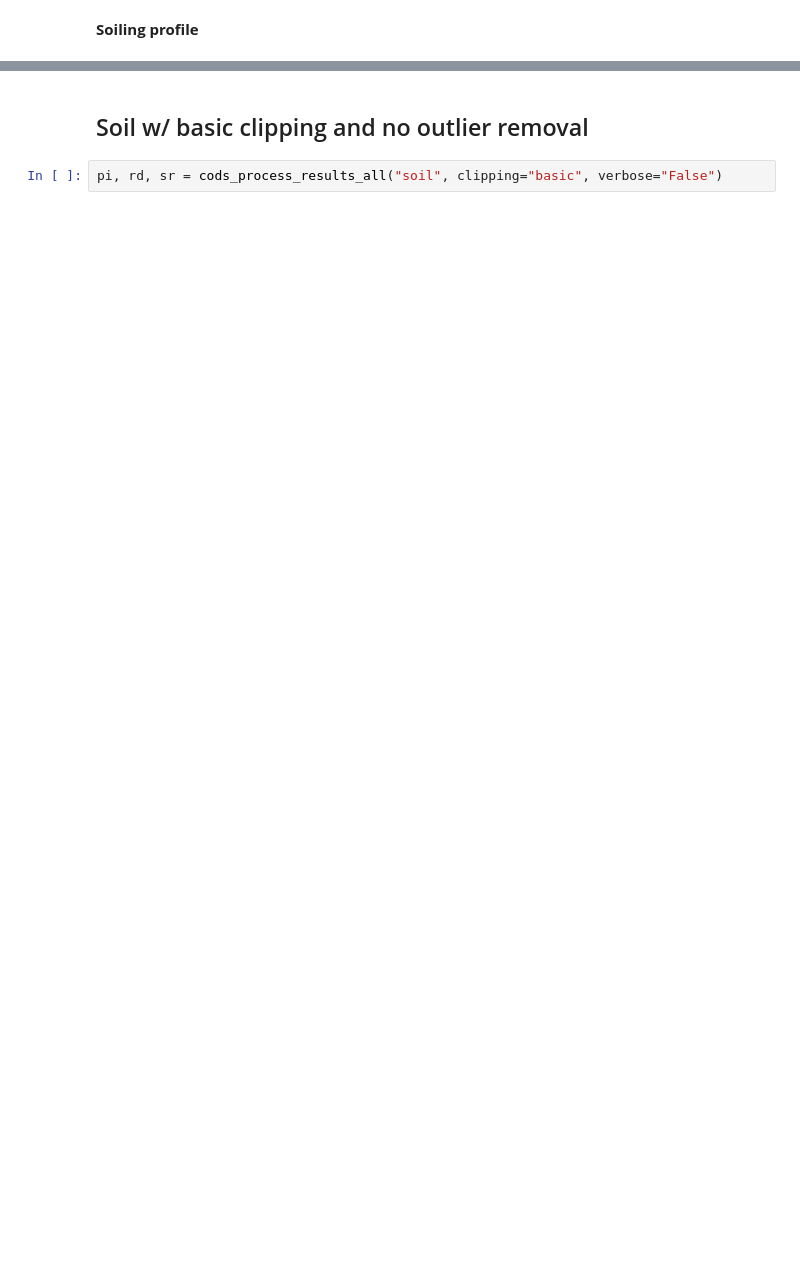
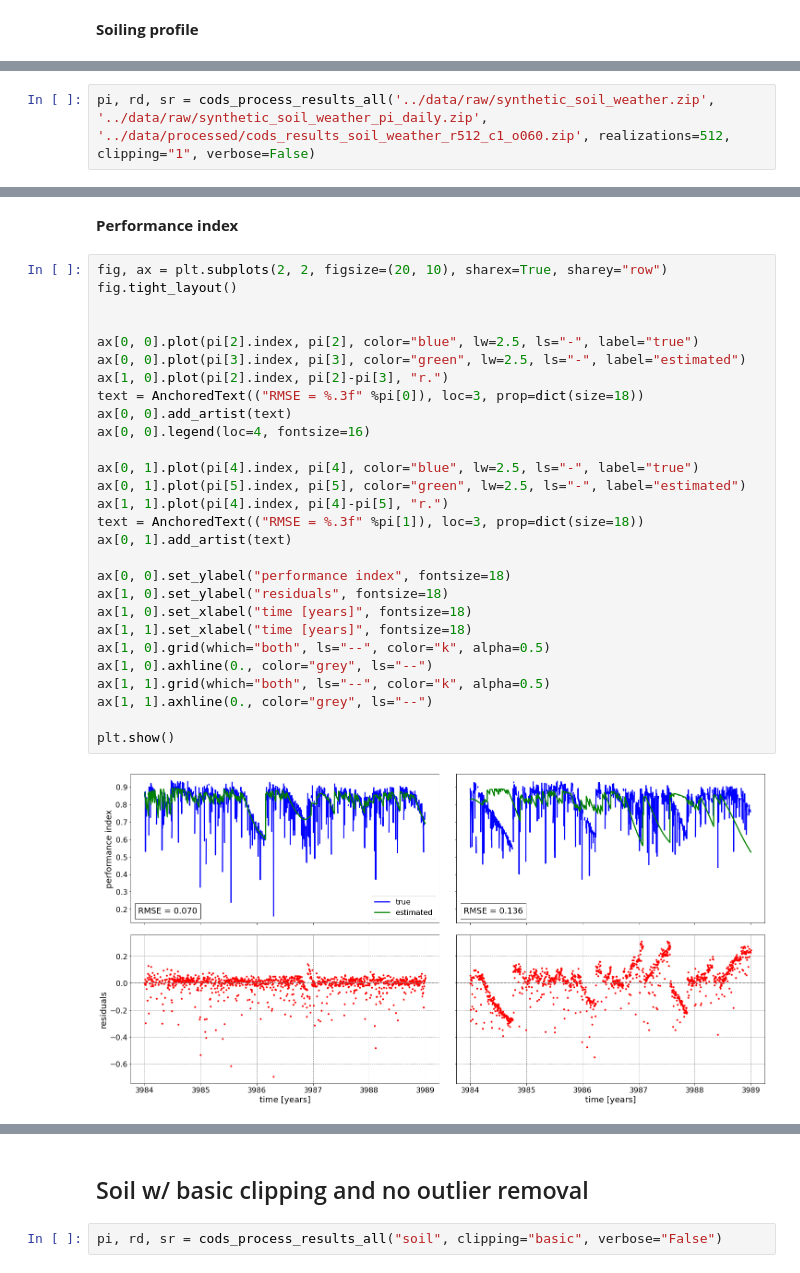
Before and after one commit to Rufski/S2DS-EPRI, a Jupyter notebook: notebooks/6.0-cj-cods-results-analysis.ipynb, the cells around one changed output, grey strips where cells are left out. Saved outputs shown, nothing was run; the diff lists cells and outputs as text; blank space fills up the shorter version.

```diff
--- a/notebooks/6.0-cj-cods-results-analysis.ipynb
+++ b/notebooks/6.0-cj-cods-results-analysis.ipynb
@@ -236,0 +247,2 @@ ax[1, 1].axhline(0., color="grey", ls="--")
+# %%
+pi, rd, sr = cods_process_results_all('../data/raw/synthetic_soil_weather.zip', '../data/raw/synthetic_soil_weather_pi_daily.zip', '../data/processed/cods_results_soil_weather_r512_c1_o060.zip', realizations=512, clipping="1", verbose=False)
@@ -236,0 +267,32 @@ ax[1, 1].axhline(0., color="grey", ls="--")
+# %% [markdown]
+**Performance index**
+# %%
+fig, ax = plt.subplots(2, 2, figsize=(20, 10), sharex=True, sharey="row")
+fig.tight_layout()
+
+
+ax[0, 0].plot(pi[2].index, pi[2], color="blue", lw=2.5, ls="-", label="true")
+ax[0, 0].plot(pi[3].index, pi[3], color="green", lw=2.5, ls="-", label="estimated")
+ax[1, 0].plot(pi[2].index, pi[2]-pi[3], "r.")
+text = AnchoredText(("RMSE = %.3f" %pi[0]), loc=3, prop=dict(size=18))
+ax[0, 0].add_artist(text)
+ax[0, 0].legend(loc=4, fontsize=16)
+
+ax[0, 1].plot(pi[4].index, pi[4], color="blue", lw=2.5, ls="-", label="true")
+ax[0, 1].plot(pi[5].index, pi[5], color="green", lw=2.5, ls="-", label="estimated")
+ax[1, 1].plot(pi[4].index, pi[4]-pi[5], "r.")
+text = AnchoredText(("RMSE = %.3f" %pi[1]), loc=3, prop=dict(size=18))
+ax[0, 1].add_artist(text)
+
+ax[0, 0].set_ylabel("performance index", fontsize=18)
+ax[1, 0].set_ylabel("residuals", fontsize=18)
+ax[1, 0].set_xlabel("time [years]", fontsize=18)
+ax[1, 1].set_xlabel("time [years]", fontsize=18)
+ax[1, 0].grid(which="both", ls="--", color="k", alpha=0.5)
+ax[1, 0].axhline(0., color="grey", ls="--")
+ax[1, 1].grid(which="both", ls="--", color="k", alpha=0.5)
+ax[1, 1].axhline(0., color="grey", ls="--")
+
+plt.show()
+# %% [output]
+[figure, added]
```
Also changed, not shown: parts of 26 cells of this notebook.
